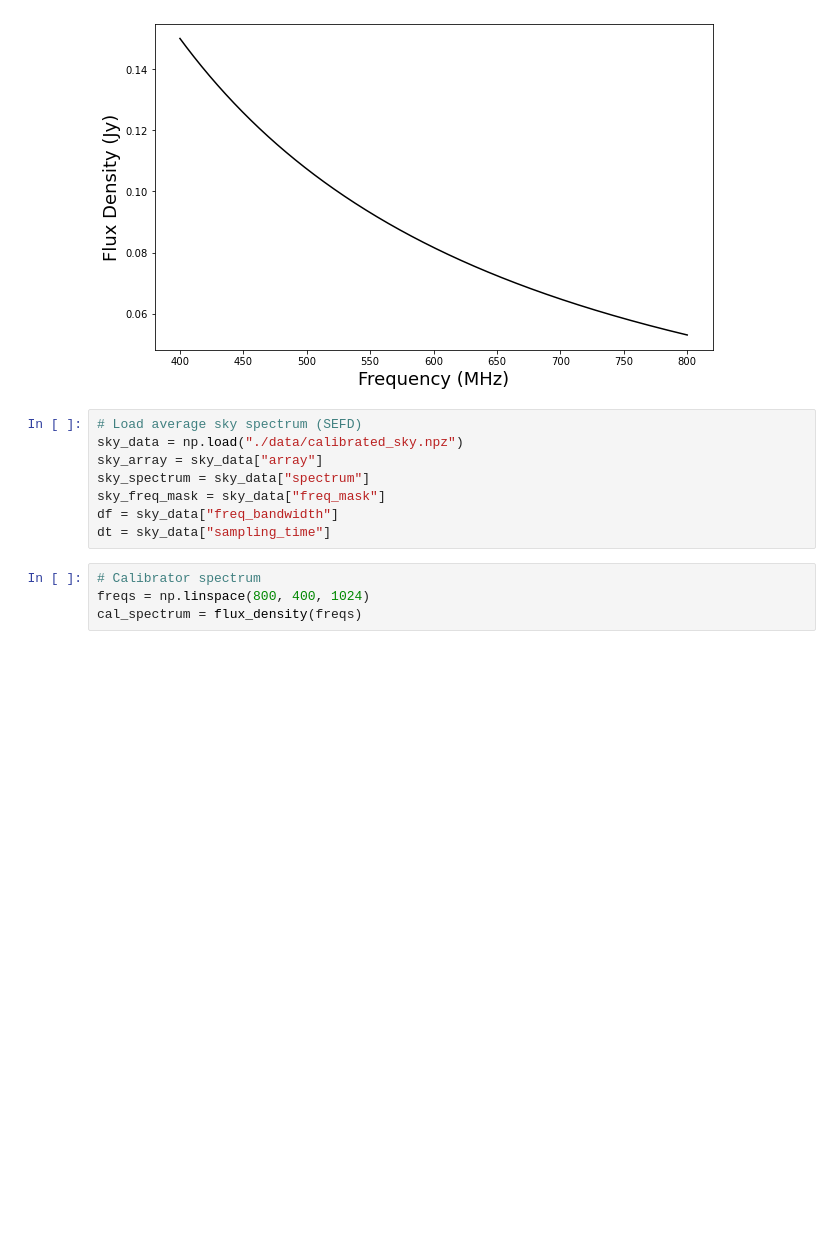
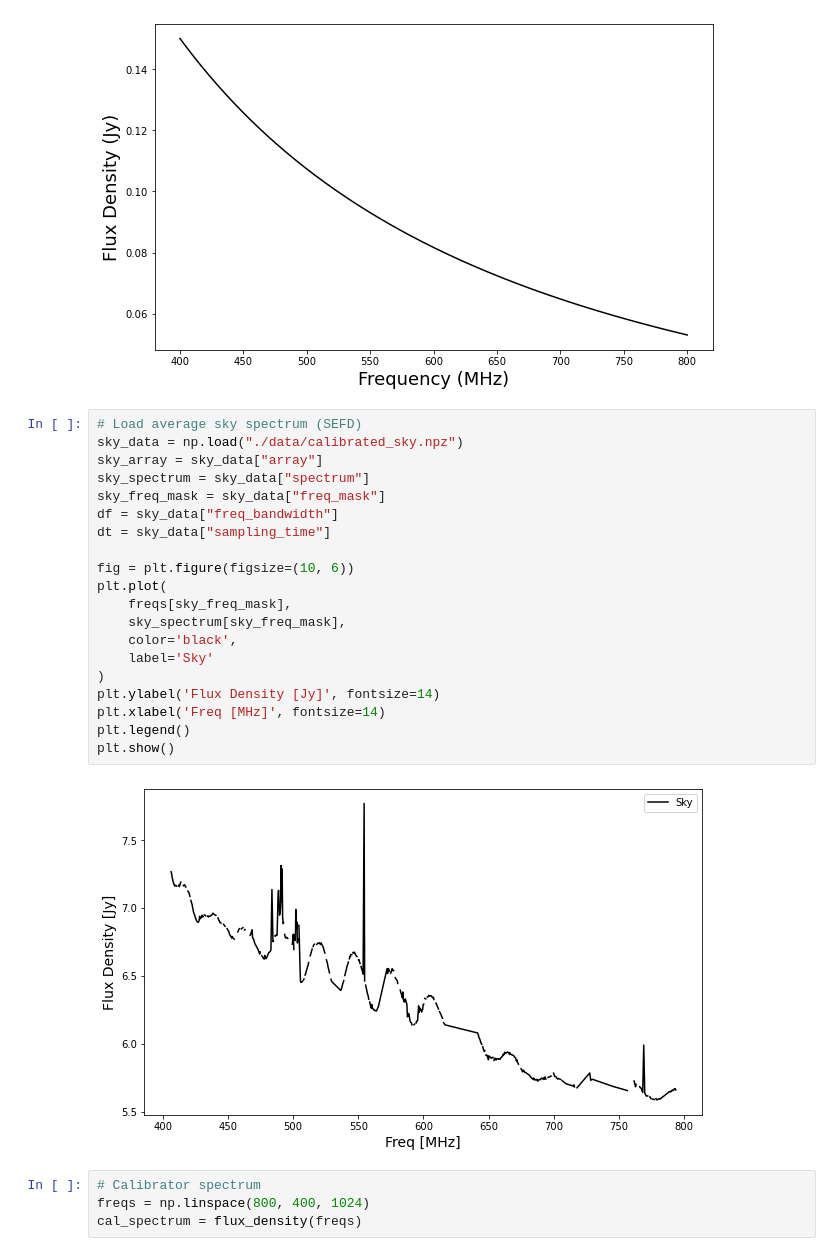
Before and after one commit to astronamanj/641_Observational_Techniques, a Jupyter notebook: chime_pulsar_search/search.ipynb, the cells around one changed output. Drawn from its saved outputs; the diff is of its cells as text; blank space fills up the shorter version.

```diff
--- a/chime_pulsar_search/search.ipynb
+++ b/chime_pulsar_search/search.ipynb
@@ -22,11 +22,25 @@ plt.show()
 # %%
 # Load average sky spectrum (SEFD)
 sky_data = np.load("./data/calibrated_sky.npz")
 sky_array = sky_data["array"]
 sky_spectrum = sky_data["spectrum"]
 sky_freq_mask = sky_data["freq_mask"]
 df = sky_data["freq_bandwidth"]
 dt = sky_data["sampling_time"]
+
+fig = plt.figure(figsize=(10, 6))
+plt.plot(
+    freqs[sky_freq_mask],
+    sky_spectrum[sky_freq_mask],
+    color='black',
+    label='Sky'
+)
+plt.ylabel('Flux Density [Jy]', fontsize=14)
+plt.xlabel('Freq [MHz]', fontsize=14)
+plt.legend()
+plt.show()
+# %% [output]
+[figure, added]
 # %%
 # Calibrator spectrum
 freqs = np.linspace(800, 400, 1024)
```
Also changed, not shown: parts of 2 cells of this notebook, 2 other files.
